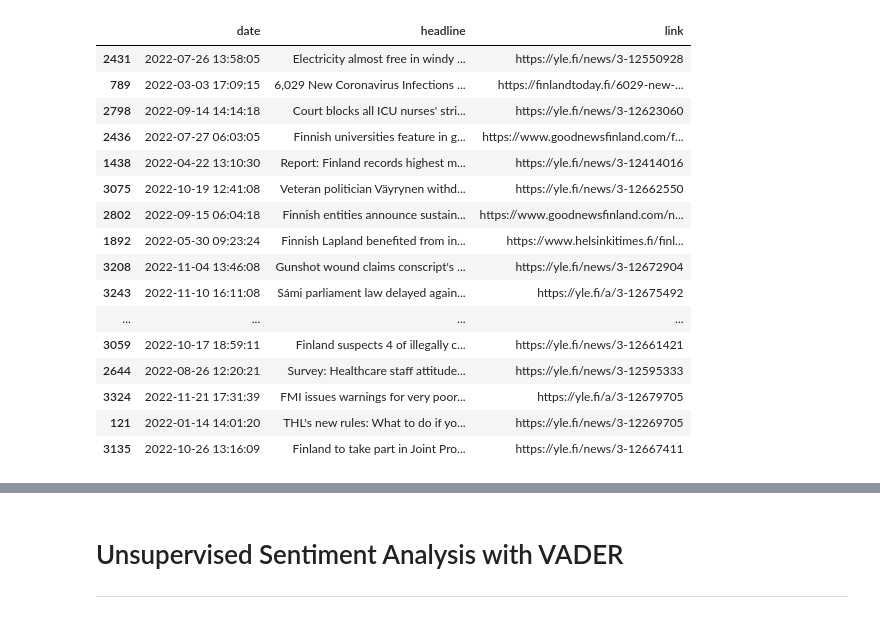
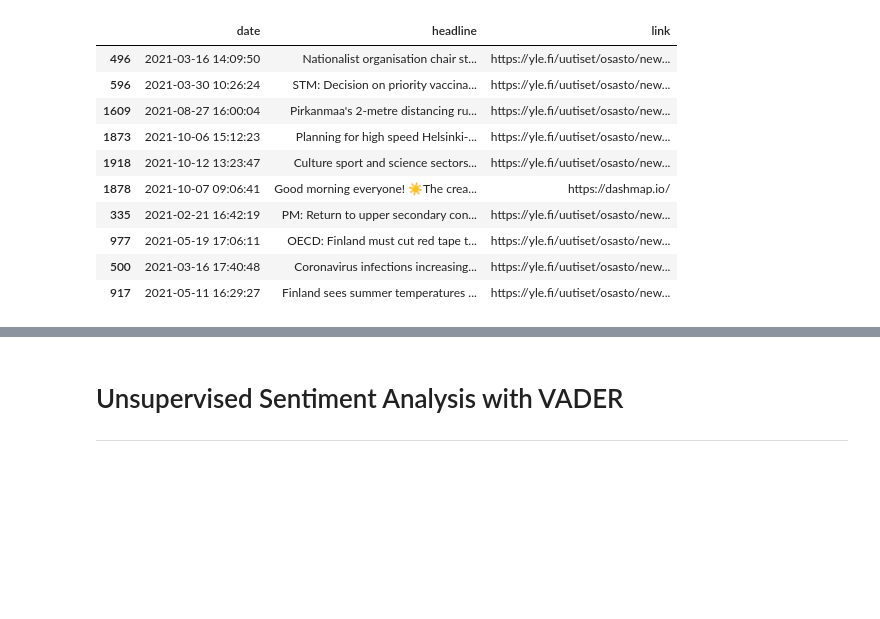
Before and after one commit to Geometrein/yle-sentiments, a Jupyter notebook: classification.ipynb, the cells around one changed output, grey strips where cells are left out. Cells and saved outputs as stored; diff of their text form; code cells hidden in the pictures; blank space fills up the shorter version.

```diff
--- a/classification.ipynb
+++ b/classification.ipynb
@@ -28,7 +28,7 @@ Wall time: 273 µs
 True
 # %%
 %%time
-year = 2022
+year = 2021
 path = os.path.join('data', f'news_headlines_en_{year}.csv')
 source_df = pd.read_csv(path, sep='\t')
 source_df.sample(10)
@@ -38,20 +38,14 @@ Wall time: 9.95 ms
 |  | date | headline | link |
-| 2431 | 2022-07-26 13:58:05 | Electricity almost free in windy ... | https://yle.fi/news/3-12550928 |
-| 789 | 2022-03-03 17:09:15 | 6,029 New Coronavirus Infections ... | https://finlandtoday.fi/6029-new-... |
-| 2798 | 2022-09-14 14:14:18 | Court blocks all ICU nurses' stri... | https://yle.fi/news/3-12623060 |
-| 2436 | 2022-07-27 06:03:05 | Finnish universities feature in g... | https://www.goodnewsfinland.com/f... |
-| 1438 | 2022-04-22 13:10:30 | Report: Finland records highest m... | https://yle.fi/news/3-12414016 |
-| 3075 | 2022-10-19 12:41:08 | Veteran politician Väyrynen withd... | https://yle.fi/news/3-12662550 |
-| 2802 | 2022-09-15 06:04:18 | Finnish entities announce sustain... | https://www.goodnewsfinland.com/n... |
-| 1892 | 2022-05-30 09:23:24 | Finnish Lapland benefited from in... | https://www.helsinkitimes.fi/finl... |
-| 3208 | 2022-11-04 13:46:08 | Gunshot wound claims conscript's ... | https://yle.fi/news/3-12672904 |
-| 3243 | 2022-11-10 16:11:08 | Sámi parliament law delayed again... | https://yle.fi/a/3-12675492 |
-| ... | ... | ... | ... |
-| 3059 | 2022-10-17 18:59:11 | Finland suspects 4 of illegally c... | https://yle.fi/news/3-12661421 |
-| 2644 | 2022-08-26 12:20:21 | Survey: Healthcare staff attitude... | https://yle.fi/news/3-12595333 |
-| 3324 | 2022-11-21 17:31:39 | FMI issues warnings for very poor... | https://yle.fi/a/3-12679705 |
-| 121 | 2022-01-14 14:01:20 | THL's new rules: What to do if yo... | https://yle.fi/news/3-12269705 |
-| 3135 | 2022-10-26 13:16:09 | Finland to take part in Joint Pro... | https://yle.fi/news/3-12667411 |
+| 496 | 2021-03-16 14:09:50 | Nationalist organisation chair st... | https://yle.fi/uutiset/osasto/new... |
+| 596 | 2021-03-30 10:26:24 | STM: Decision on priority vaccina... | https://yle.fi/uutiset/osasto/new... |
+| 1609 | 2021-08-27 16:00:04 | Pirkanmaa's 2-metre distancing ru... | https://yle.fi/uutiset/osasto/new... |
+| 1873 | 2021-10-06 15:12:23 | Planning for high speed Helsinki-... | https://yle.fi/uutiset/osasto/new... |
+| 1918 | 2021-10-12 13:23:47 | Culture sport and science sectors... | https://yle.fi/uutiset/osasto/new... |
+| 1878 | 2021-10-07 09:06:41 | Good morning everyone! ☀️The crea... | https://dashmap.io/ |
+| 335 | 2021-02-21 16:42:19 | PM: Return to upper secondary con... | https://yle.fi/uutiset/osasto/new... |
+| 977 | 2021-05-19 17:06:11 | OECD: Finland must cut red tape t... | https://yle.fi/uutiset/osasto/new... |
+| 500 | 2021-03-16 17:40:48 | Coronavirus infections increasing... | https://yle.fi/uutiset/osasto/new... |
+| 917 | 2021-05-11 16:29:27 | Finland sees summer temperatures ... | https://yle.fi/uutiset/osasto/new... |
 # %%
 %%time
 def pre_process_data(df: pd.DataFrame) -> pd.DataFrame:
```
Also changed, not shown: parts of 6 cells of this notebook, 3 other files.
